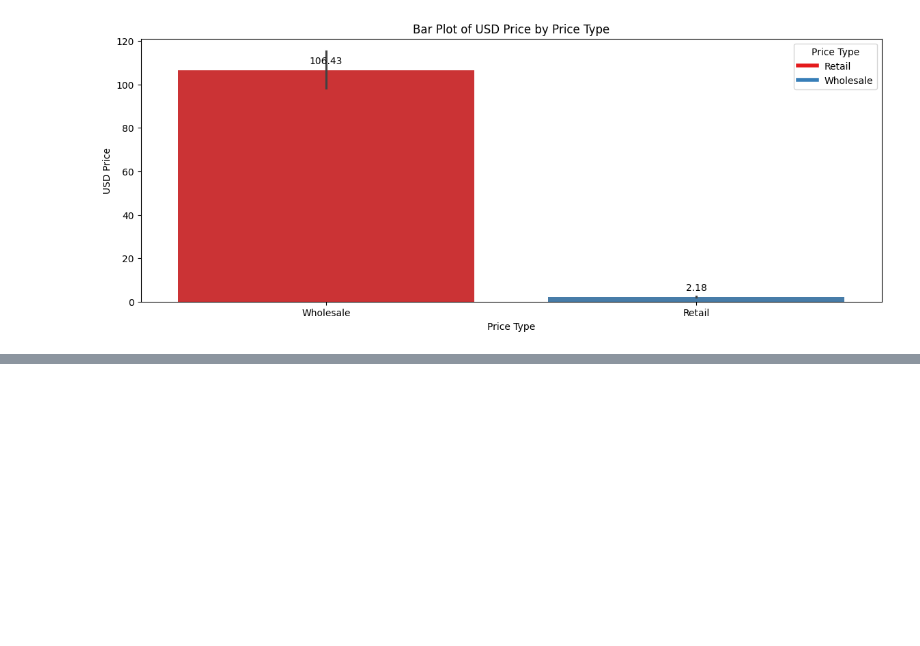
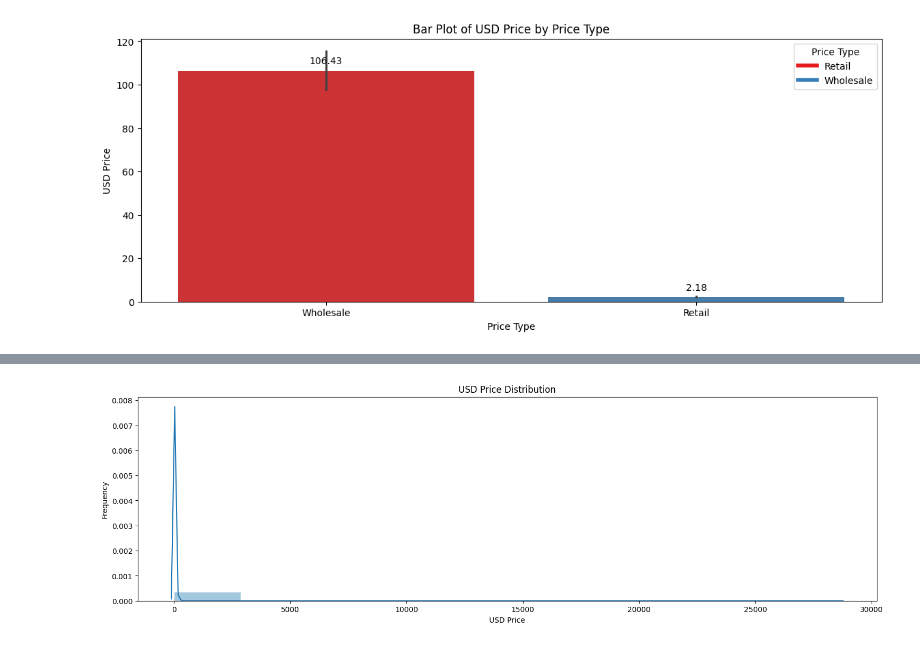
Before and after one commit to Bharadwaj-Sathya/AI, a Jupyter notebook: MachineLearning/SupervisedLearning/Regression/MultipleLinearRegression/Project/MultipleLinearRegressin.ipynb, the cells around one changed output, grey strips where cells are left out. Cells and saved outputs as stored; diff of their text form; code cells hidden in the pictures; blank space fills up the shorter version.

```diff
--- a/MachineLearning/SupervisedLearning/Regression/MultipleLinearRegression/Project/MultipleLinearRegressin.ipynb
+++ b/MachineLearning/SupervisedLearning/Regression/MultipleLinearRegression/Project/MultipleLinearRegressin.ipynb
@@ -357,0 +376,18 @@ plt.show()
+# %%
+# Adjusting figure size (set this before creating the plot)
+plt.figure(figsize=(18, 5))
+
+# Creating a histogram with 20 bins
+sns.histplot(data["USD Price"], kde=True, bins=10,
+    stat="density", kde_kws=dict(cut=3),
+    alpha=.4, edgecolor=(1, 1, 1, .4),)
+
+# Adding titles and labels
+plt.title('USD Price Distribution')
+plt.xlabel('USD Price')
+plt.ylabel('Frequency')
+
+# Show the plot
+plt.show()
+# %% [output]
+[figure, added]
```
Also changed, not shown: parts of 8 cells of this notebook.
